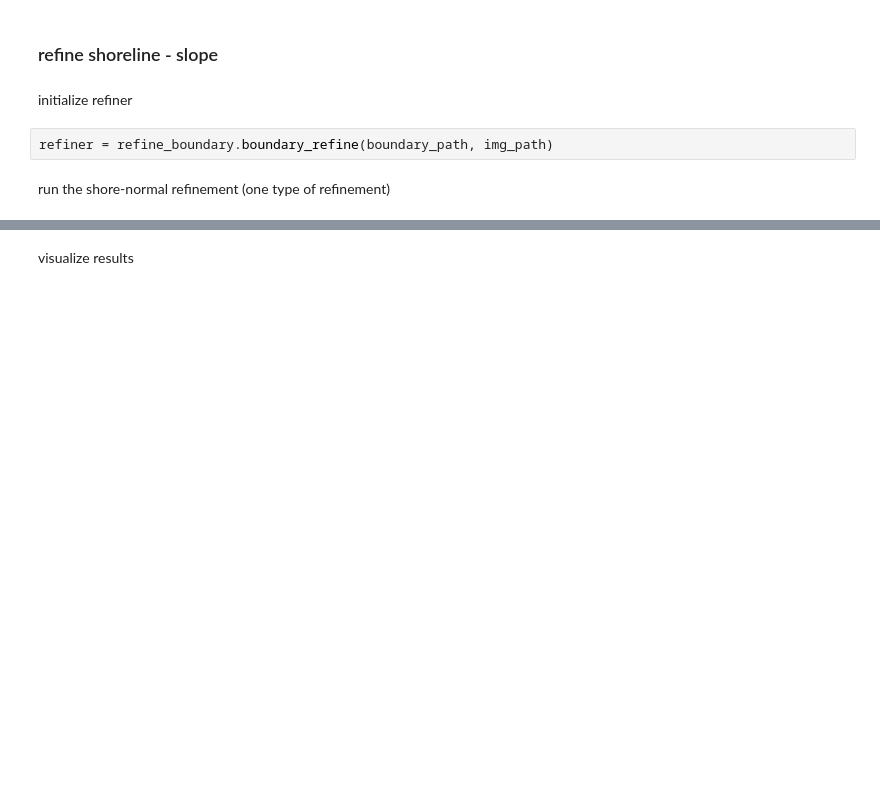
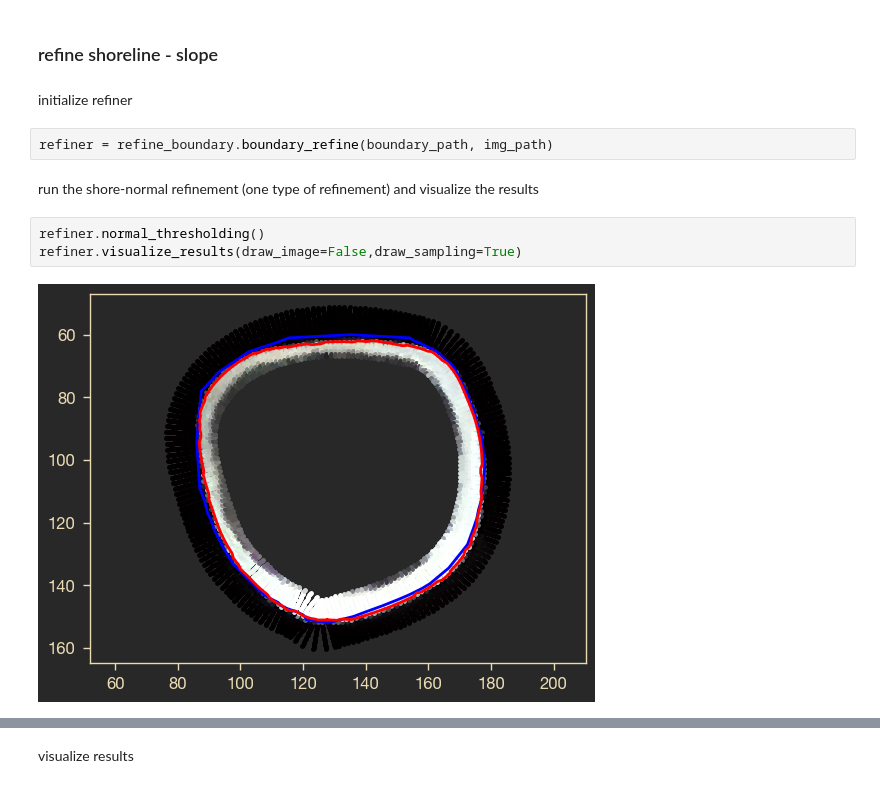
Before and after one commit to Wzesk/littoral_refine, a Jupyter notebook: sample_shoreline_refinement.ipynb, the cells around one changed output, grey strips where cells are left out. Saved outputs shown, nothing was run; the diff lists cells and outputs as text; blank space fills up the shorter version.

```diff
--- a/sample_shoreline_refinement.ipynb
+++ b/sample_shoreline_refinement.ipynb
@@ -51,5 +52,10 @@ initialize refiner
 # %%
 refiner = refine_boundary.boundary_refine(boundary_path, img_path)
 # %% [markdown]
-run the shore-normal refinement (one type of refinement)
+run the shore-normal refinement (one type of refinement) and visualize the results
+# %%
+refiner.normal_thresholding()
+refiner.visualize_results(draw_image=False,draw_sampling=True)
+# %% [output]
+[figure, added]
 # %%
```
Also changed, not shown: parts of 13 cells of this notebook, 16 other files.
